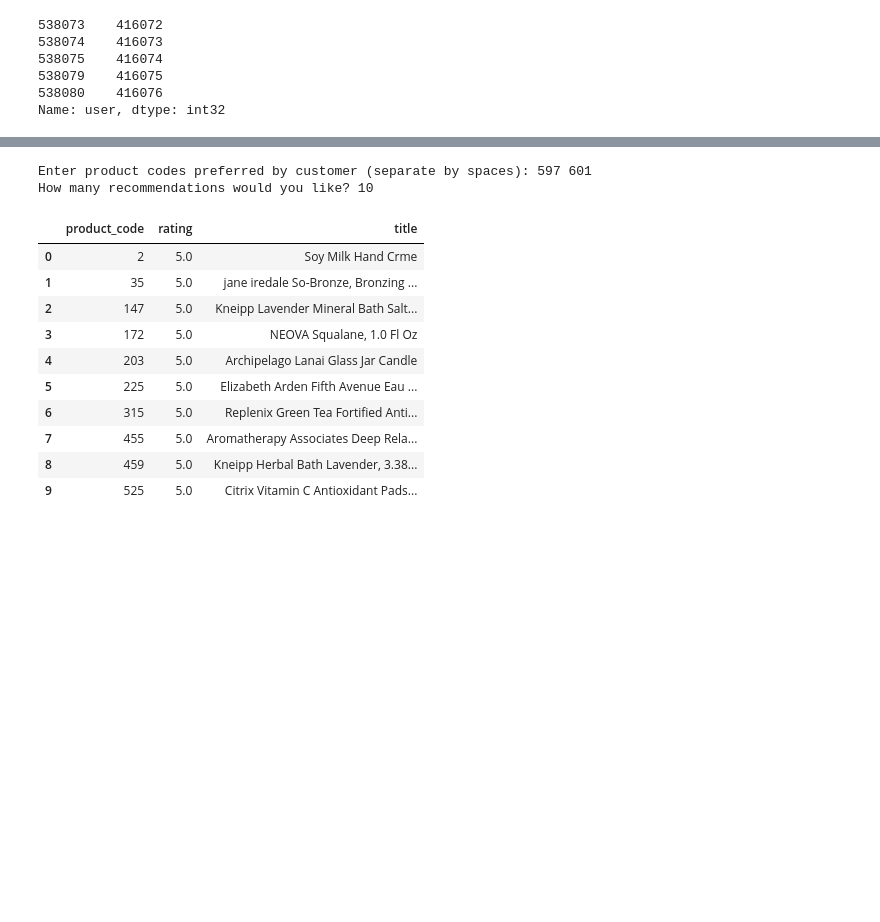
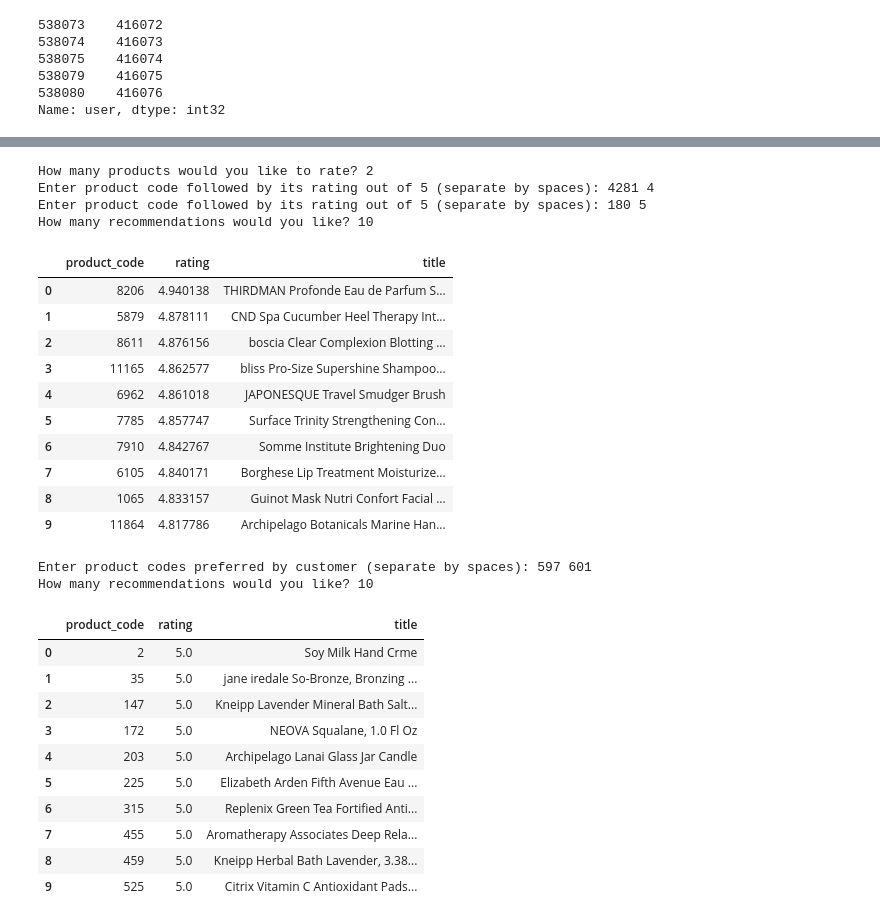
Before and after one commit to ds-leehanjin/amazon-recommender-system, a Jupyter notebook: notebook.ipynb, the cells around one changed output, grey strips where cells are left out. Drawn from its saved outputs; the diff is of its cells as text; code cells hidden in the pictures; blank space fills up the shorter version.

```diff
--- a/notebook.ipynb
+++ b/notebook.ipynb
@@ -1248,3 +1286,21 @@ def user_ratings(lr_all=0.025, n_epochs=50, n_factors=150, reg_all=0.1, \
+# %%
+user_ratings()
+# %% [output]
+How many products would you like to rate? 2
+Enter product code followed by its rating out of 5 (separate by spaces): 4281 4
+Enter product code followed by its rating out of 5 (separate by spaces): 180 5
+How many recommendations would you like? 10
+|  | product_code | rating | title |
+| 0 | 8206 | 4.940138 | THIRDMAN Profonde Eau de Parfum S... |
+| 1 | 5879 | 4.878111 | CND Spa Cucumber Heel Therapy Int... |
+| 2 | 8611 | 4.876156 | boscia Clear Complexion Blotting ... |
+| 3 | 11165 | 4.862577 | bliss Pro-Size Supershine Shampoo... |
+| 4 | 6962 | 4.861018 | JAPONESQUE Travel Smudger Brush |
+| 5 | 7785 | 4.857747 | Surface Trinity Strengthening Con... |
+| 6 | 7910 | 4.842767 | Somme Institute Brightening Duo |
+| 7 | 6105 | 4.840171 | Borghese Lip Treatment Moisturize... |
+| 8 | 1065 | 4.833157 | Guinot Mask Nutri Confort Facial ... |
+| 9 | 11864 | 4.817786 | Archipelago Botanicals Marine Han... |
 # %%
 # Test function
 user_ratings()
```
Also changed, not shown: parts of 5 cells of this notebook.
